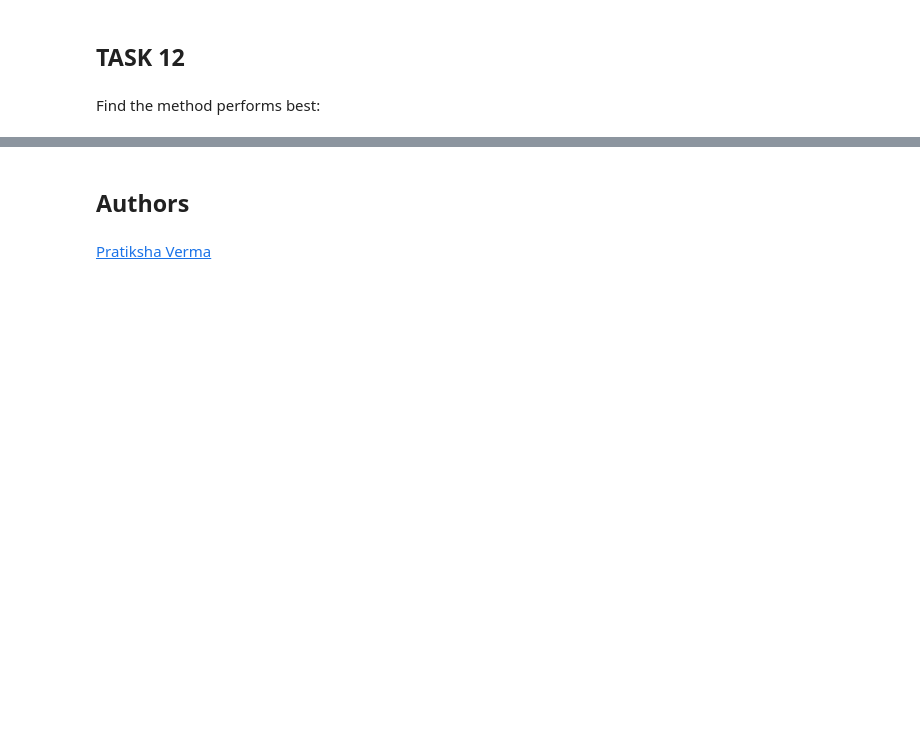
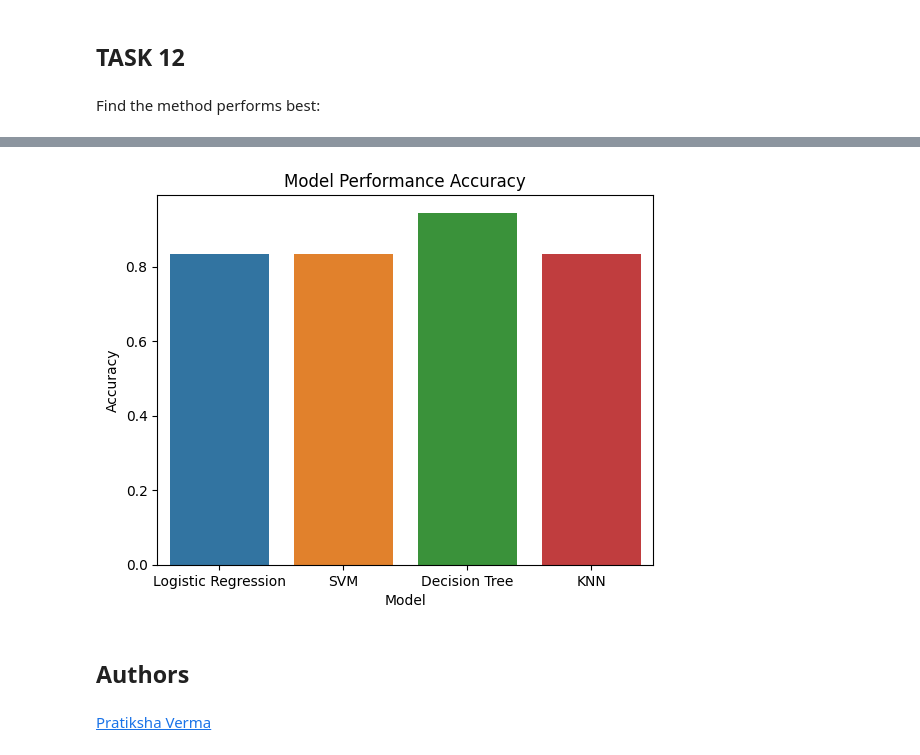
Before and after one commit to skokhan/DataScienceCapstone, a Jupyter notebook: Predictive Analysis Classification/008 SpaceX_Machine Learning Prediction_Part_5.ipynb, the cells around one changed output, grey strips where cells are left out. Cells and saved outputs as stored; diff of their text form; code cells hidden in the pictures; blank space fills up the shorter version.

```diff
--- a/Predictive Analysis Classification/008 SpaceX_Machine Learning Prediction_Part_5.ipynb
+++ b/Predictive Analysis Classification/008 SpaceX_Machine Learning Prediction_Part_5.ipynb
@@ -420,4 +402,12 @@ Report
 | 3 | KNN | 0.833333 |
+# %%
+ax = sns.barplot(data=Report, x="Model", y="Accuracy Score", hue="Model", native_scale=True)
+ax.set_xlabel('Model')
+ax.set_ylabel('Accuracy')
+ax.set_title('Model Performance Accuracy')
+plt.show()
+# %% [output]
+[figure, added]
 # %% [markdown]
 ## Authors
 # %% [markdown]
```
Also changed, not shown: parts of 15 cells of this notebook.
